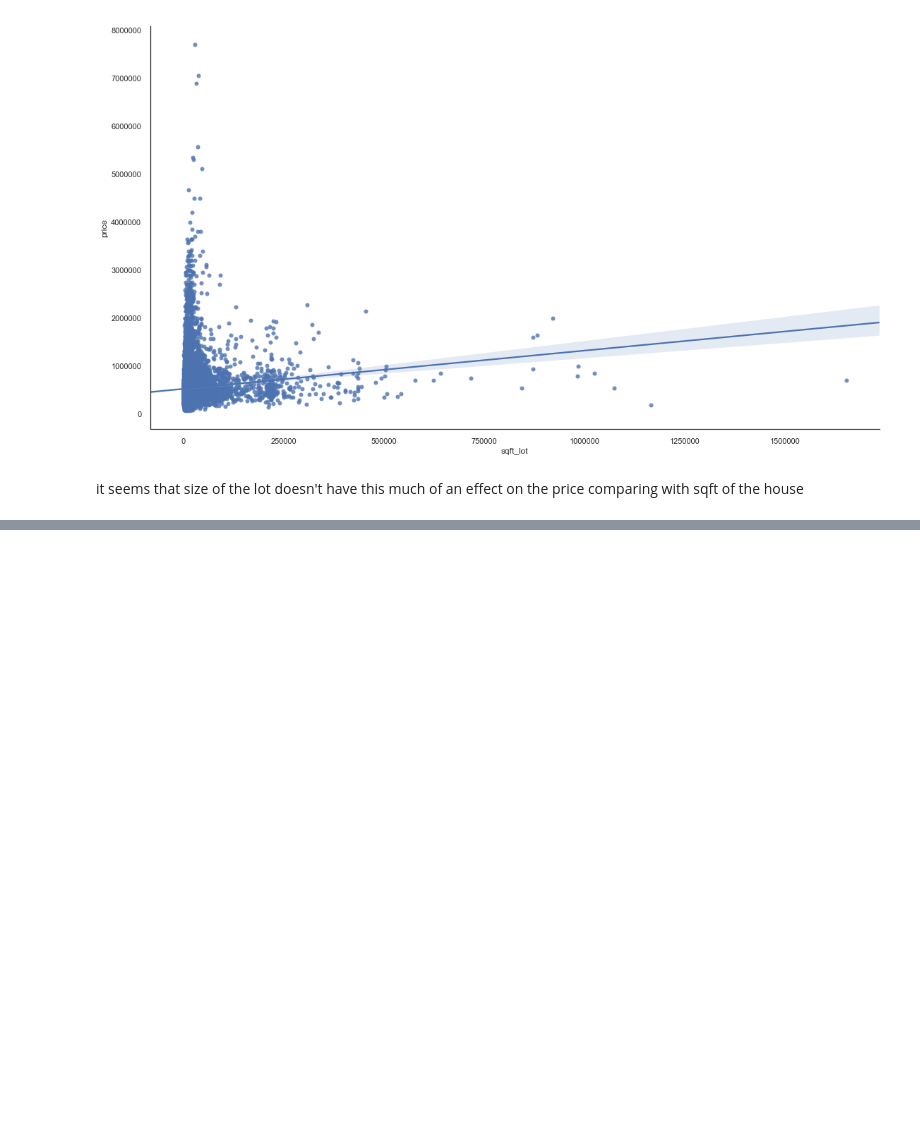
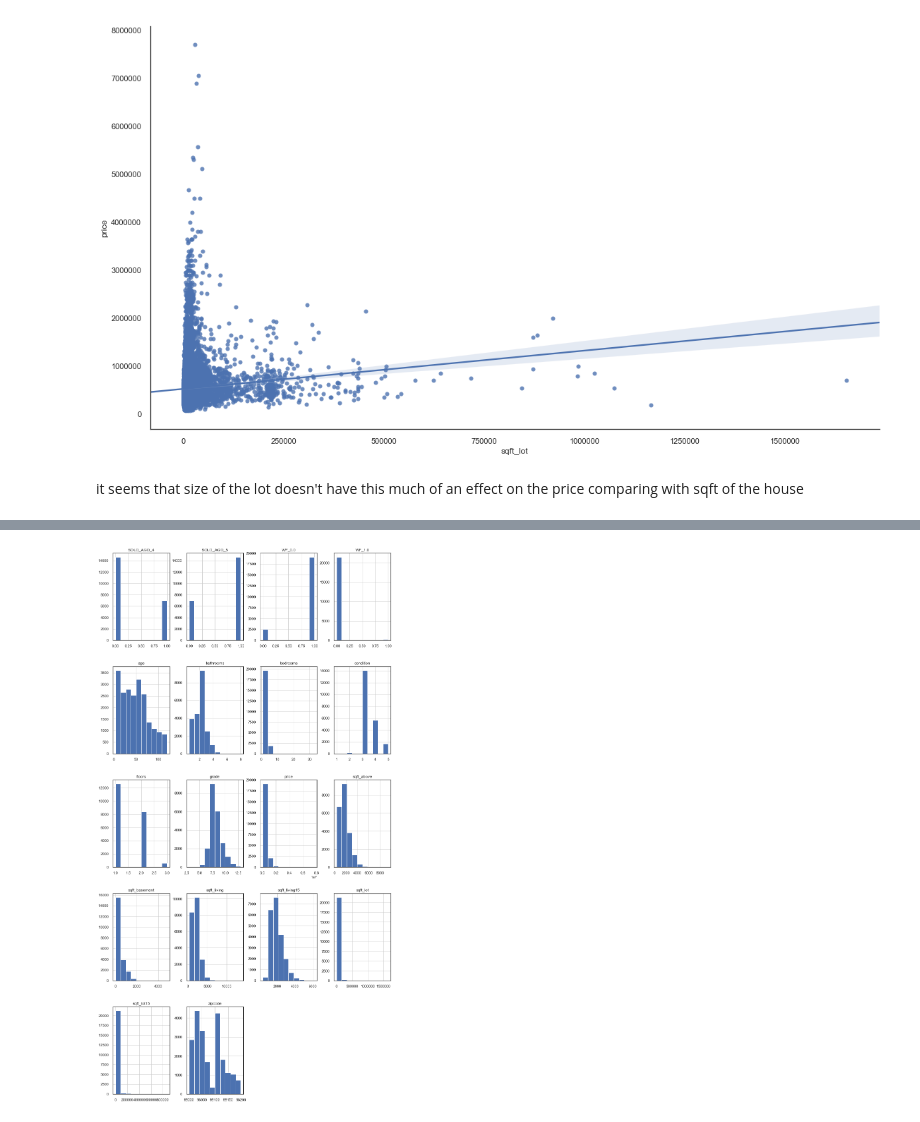
Before and after one commit to AnnaLara/dsc-1-final-project, a Jupyter notebook: draft.ipynb, the cells around one changed output, grey strips where cells are left out. Drawn from its saved outputs; the diff is of its cells as text; code cells hidden in the pictures; blank space fills up the shorter version.

```diff
--- a/draft.ipynb
+++ b/draft.ipynb
@@ -274,0 +340,4 @@ strong multicollinearity or other numerical problems.
+# %%
+df['age'] = 2019 - df['yr_built']
+# %%
+df = df.drop(["yr_built"], axis=1)
@@ -274,0 +346,4 @@ strong multicollinearity or other numerical problems.
+# %%
+df.date = pd.to_datetime(df.date)
+df['sold_y_ago'] = df.date.apply(lambda x: 2019 - x.year)
+df = df.drop(["date"], axis=1)
@@ -274,0 +369,4 @@ strong multicollinearity or other numerical problems.
+# %%
+sold_y_ago_dummies = pd.get_dummies(df["sold_y_ago"], prefix="SOLD_AGO", )
+df = df.drop(["sold_y_ago"], axis=1)
+df = pd.concat([df, sold_y_ago_dummies], axis=1)
@@ -274,0 +382,4 @@ strong multicollinearity or other numerical problems.
+# %%
+df.hist(figsize=(15,30));
+# %% [output]
+[figure, added]
```
Also changed, not shown: parts of 24 cells of this notebook.
